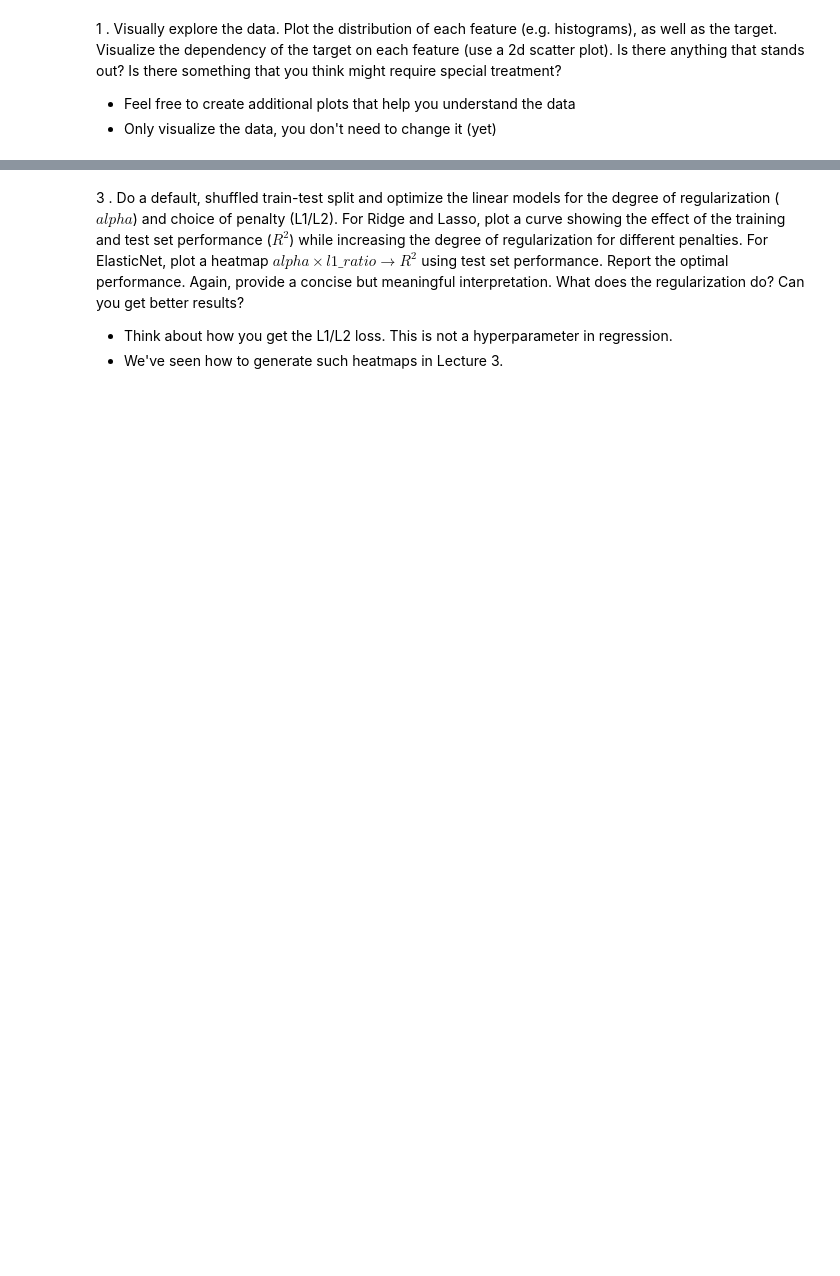
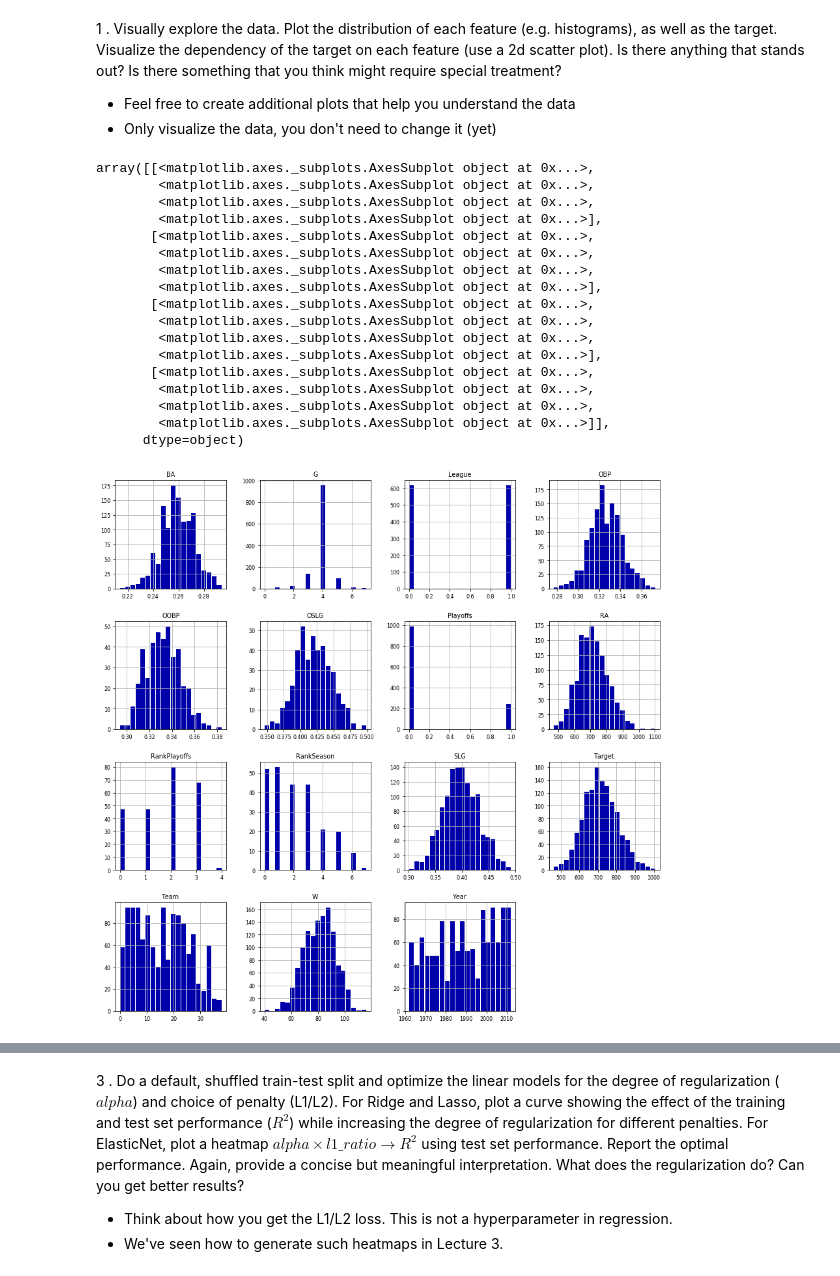
Before and after one commit to karstenschreur/RK_G62_ASS1, a Jupyter notebook: RK_G62_ASS1.ipynb, the cells around one changed output, grey strips where cells are left out. Saved outputs shown, nothing was run; the diff lists cells and outputs as text; code cells hidden in the pictures; blank space fills up the shorter version.

```diff
--- a/RK_G62_ASS1.ipynb
+++ b/RK_G62_ASS1.ipynb
@@ -26,6 +26,10 @@ X, y, attribute_names = moneyball.get_data(target=moneyball.default_target_attri
 # Describe the data with pandas, just to get an overview
 ballframe = pd.DataFrame(X, columns=attribute_names)
 ballframe.describe()
+
+# Make dataframe including Target
+ballframe_total = ballframe.join(pd.DataFrame({"Target":y}))
+ballframe_total.describe()
 # %% [output]
 |  | Team | League | Year | RA | ... | RankPlayoffs | G | OOBP | OSLG |
 | count | 1232.00 | 1232.0 | 1232.00 | 1232.00 | ... | 244.00 | 1232.00 | 420.00 | 420.00 |
@@ -41,3 +55,25 @@ ballframe.describe()
 1 . Visually explore the data. Plot the distribution of each feature (e.g. histograms), as well as the target. Visualize the dependency of the target on each feature (use a 2d scatter plot). Is there anything that stands out? Is there something that you think might require special treatment?
 - Feel free to create additional plots that help you understand the data
 - Only visualize the data, you don't need to change it (yet)
+# %%
+# Histograms including Target
+ballframe_total.hist(bins=20, figsize=(15,15), rwidth=0.9)
+# %% [output]
+array([[<matplotlib.axes._subplots.AxesSubplot object at 0x...>,
+        <matplotlib.axes._subplots.AxesSubplot object at 0x...>,
+        <matplotlib.axes._subplots.AxesSubplot object at 0x...>,
+        <matplotlib.axes._subplots.AxesSubplot object at 0x...>],
+       [<matplotlib.axes._subplots.AxesSubplot object at 0x...>,
+        <matplotlib.axes._subplots.AxesSubplot object at 0x...>,
+        <matplotlib.axes._subplots.AxesSubplot object at 0x...>,
+        <matplotlib.axes._subplots.AxesSubplot object at 0x...>],
+       [<matplotlib.axes._subplots.AxesSubplot object at 0x...>,
+        <matplotlib.axes._subplots.AxesSubplot object at 0x...>,
+        <matplotlib.axes._subplots.AxesSubplot object at 0x...>,
+        <matplotlib.axes._subplots.AxesSubplot object at 0x...>],
+       [<matplotlib.axes._subplots.AxesSubplot object at 0x...>,
+        <matplotlib.axes._subplots.AxesSubplot object at 0x...>,
+        <matplotlib.axes._subplots.AxesSubplot object at 0x...>,
+        <matplotlib.axes._subplots.AxesSubplot object at 0x...>]],
+      dtype=object)
+[figure, added]
```
Also changed, not shown: parts of 9 cells of this notebook.
